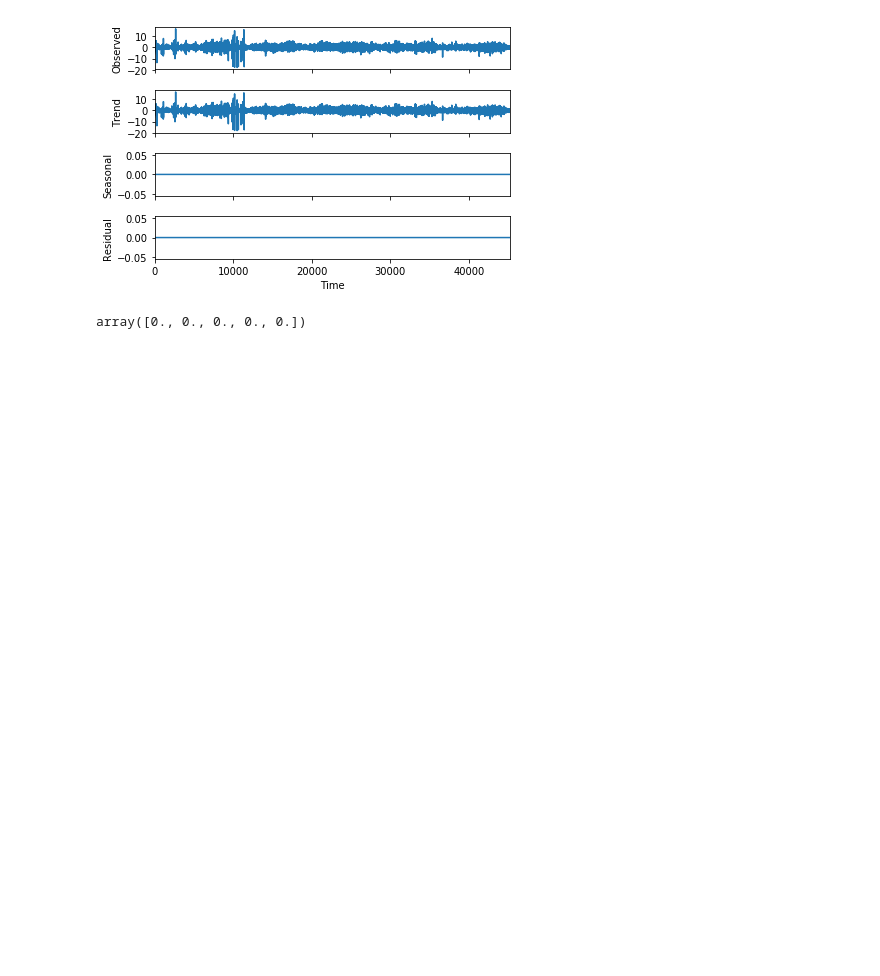
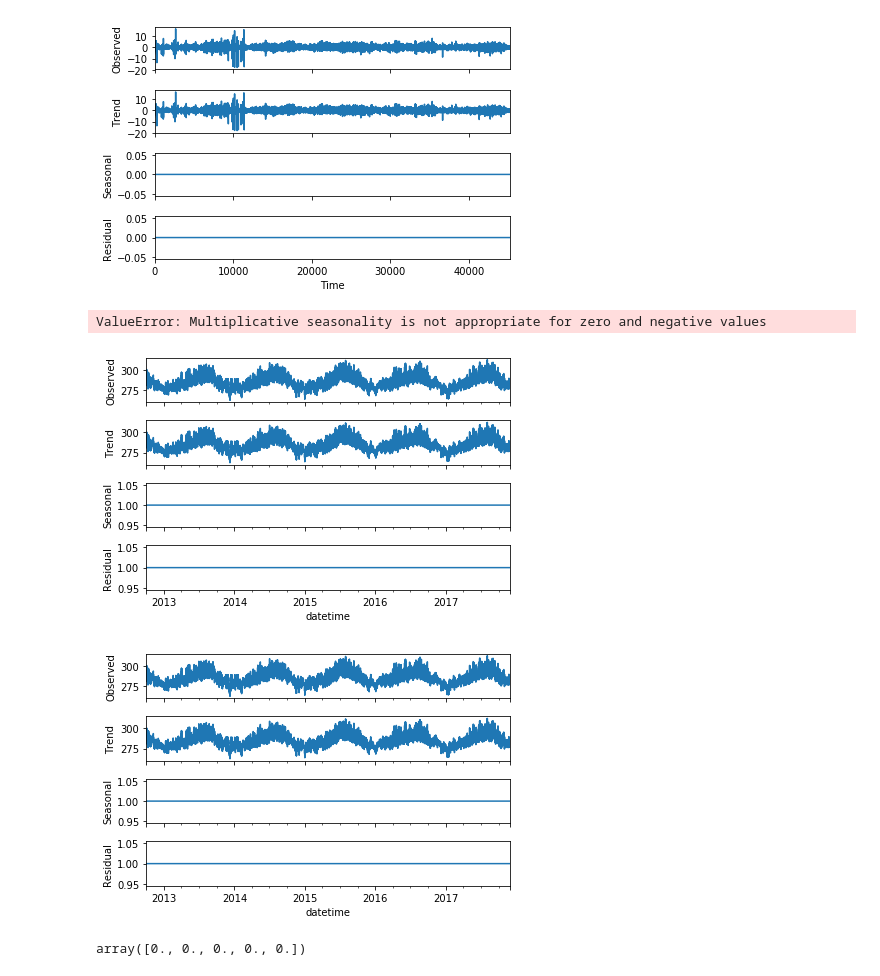
Before and after one commit to Valerieps/time_series_studies, a Jupyter notebook: params_exp/06_fft_on_STL_detrended.ipynb, the cells around one changed output. Saved outputs shown, nothing was run; the diff lists cells and outputs as text; code cells hidden in the pictures; blank space fills up the shorter version.

```diff
--- a/params_exp/06_fft_on_STL_detrended.ipynb
+++ b/params_exp/06_fft_on_STL_detrended.ipynb
@@ -65,4 +65,15 @@ decomposition.plot()
 # %% [output]
 [figure]
 [figure]
+# %%
+decomp_error = sm.tsa.seasonal_decompose(detrended, model='multiplicative', freq=1)
+decomp_error.plot()
+# %% [output]
+ValueError: Multiplicative seasonality is not appropriate for zero and negative values
+# %%
+decomp_mult = sm.tsa.seasonal_decompose(data[city], model='multiplicative', freq=1)
+decomp_mult.plot()
+# %% [output]
+[figure, added]
+[figure, added]
 # %%
```
Also changed, not shown: parts of 5 cells of this notebook.
